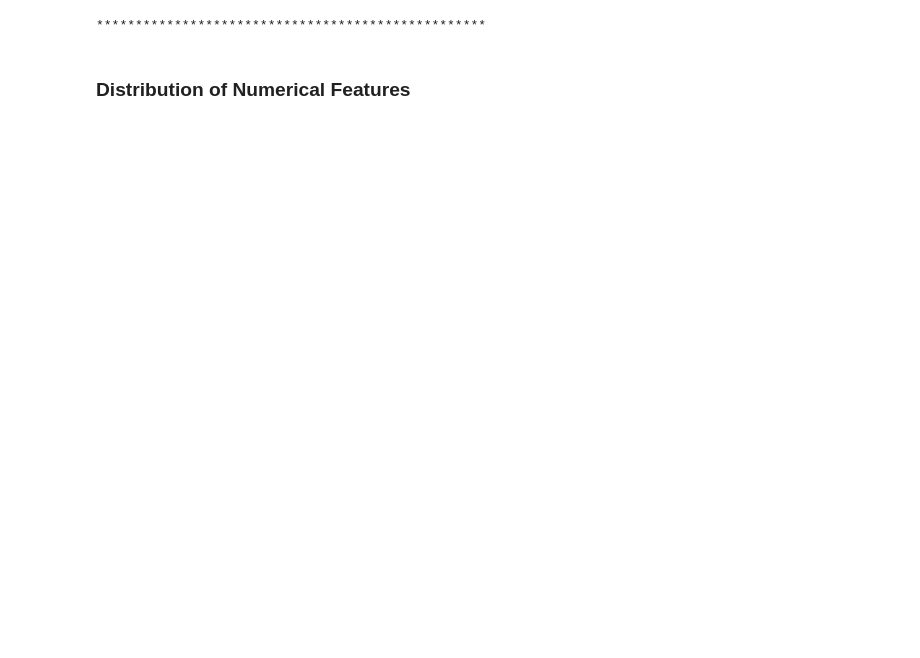
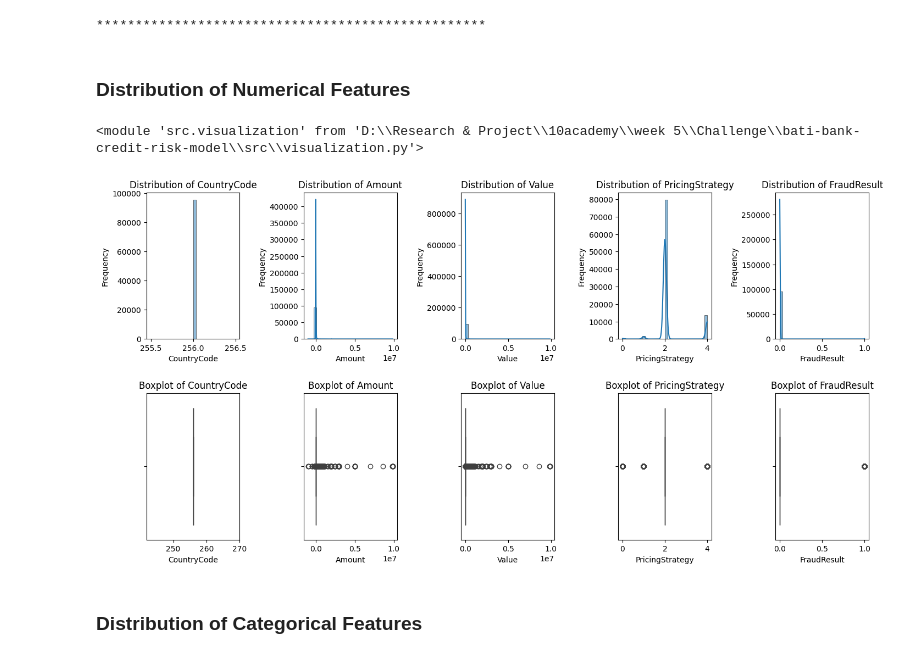
Before and after one commit to chalasimon/bati-bank-credit-risk-model, a Jupyter notebook: notebooks/1.0-eda.ipynb, the cells around one changed output. Drawn from its saved outputs; the diff is of its cells as text; code cells hidden in the pictures; blank space fills up the shorter version.

```diff
--- a/notebooks/1.0-eda.ipynb
+++ b/notebooks/1.0-eda.ipynb
@@ -155,3 +155,20 @@ Categorical Description:
 **************************************************
 # %% [markdown]
 ### Distribution of Numerical Features
+# %%
+# Import module for data visualization
+from src.visualization import DataVisualizer
+import src.visualization
+reload(src.visualization)
+# %% [output]
+<module 'src.visualization' from 'D:\\Research & Project\\10academy\\week 5\\Challenge\\bati-bank-credit-risk-model\\src\\visualization.py'>
+# %%
+# initialize the DataVisualizer class
+data_visualizer = DataVisualizer(data)
+# %%
+# distribution of numerical features
+data_visualizer.plot_numerical_distribution(numerical_columns)
+# %% [output]
+[figure, added]
+# %% [markdown]
+### Distribution of Categorical Features
```
Also changed, not shown: parts of 6 cells of this notebook, 1 other file.
